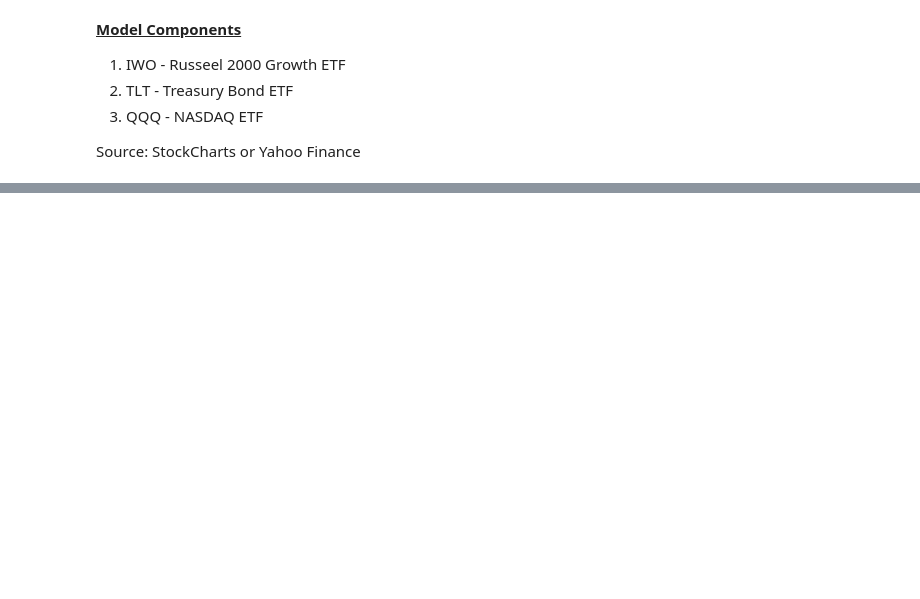
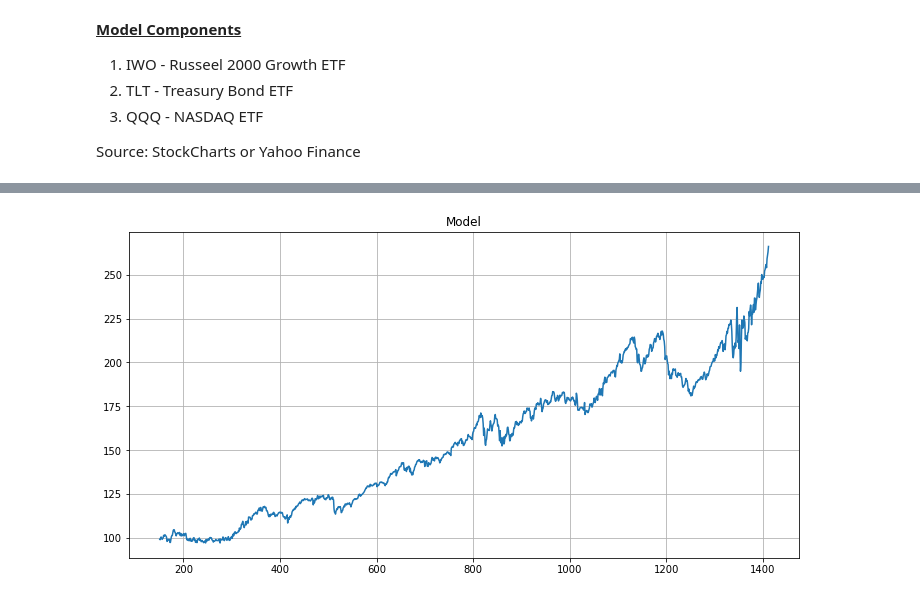
Before and after one commit to QuantVI/rand_various, a Jupyter notebook: wqu_capstone_code/draft.ipynb, the cells around one changed output, grey strips where cells are left out. Cells and saved outputs as stored; diff of their text form; code cells hidden in the pictures; blank space fills up the shorter version.

```diff
--- a/wqu_capstone_code/draft.ipynb
+++ b/wqu_capstone_code/draft.ipynb
@@ -26,0 +193,5 @@ import matplotlib.pyplot as plt
+# %%
+df["model"].plot(grid=True, kind="line", title="Model", logy=False, figsize=(12,6))
+plt.show()
+# %% [output]
+[figure, added]
```
Also changed, not shown: parts of 20 cells of this notebook, 5 other files.
